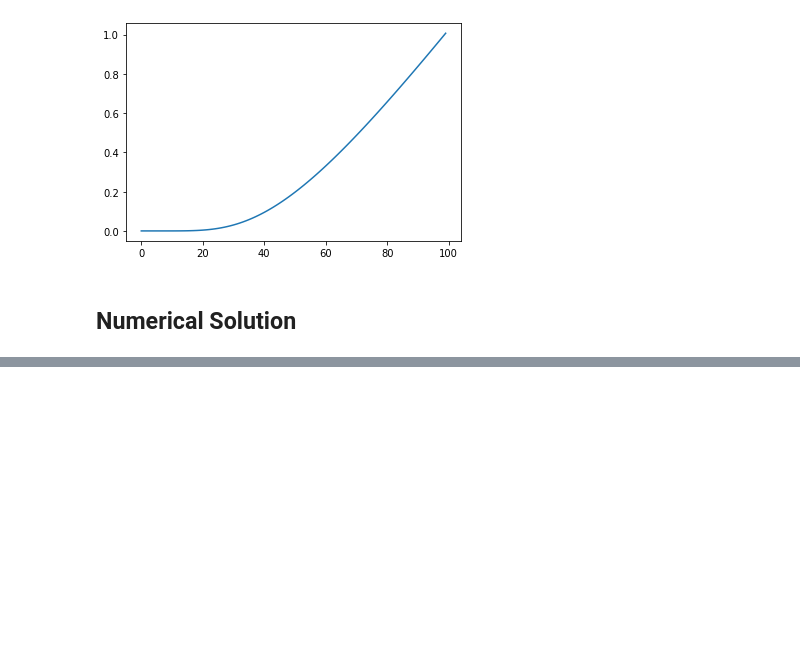
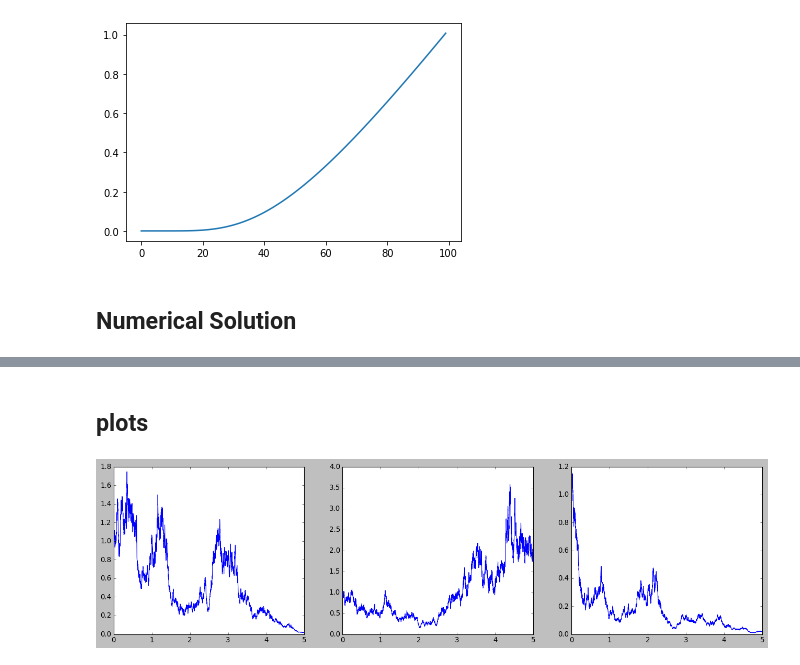
Before and after one commit to TurboFreeze/black-scholes, a Jupyter notebook: blackscholes.ipynb, the cells around one changed output, grey strips where cells are left out. Saved outputs shown, nothing was run; the diff lists cells and outputs as text; code cells hidden in the pictures; blank space fills up the shorter version.

```diff
--- a/blackscholes.ipynb
+++ b/blackscholes.ipynb
@@ -164,0 +208,17 @@ plt.show()
+# %% [markdown]
+## plots
+# %%
+n = 5000
+dt = 0.001
+plt.style.use('classic')
+plt.figure(figsize=(20, 5))
+
+for i in range(3):
+    asset = rand_walk_cont(n, mu=0, sigma=1, init=1, dt=dt)
+    plt.subplot(1, 3, i + 1)
+    plt.plot(np.linspace(0, n * dt, n + 1), asset)
+
+plt.savefig('sims.jpg')
+plt.show()
+# %% [output]
+[figure, added]
```
Also changed, not shown: parts of 38 cells of this notebook, 1 other file.
